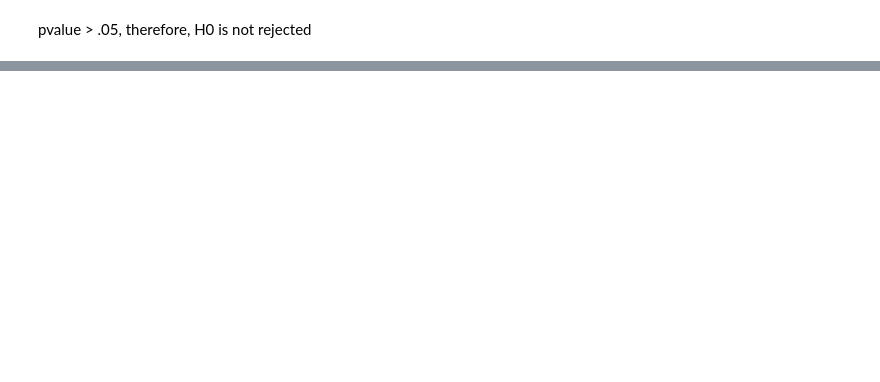
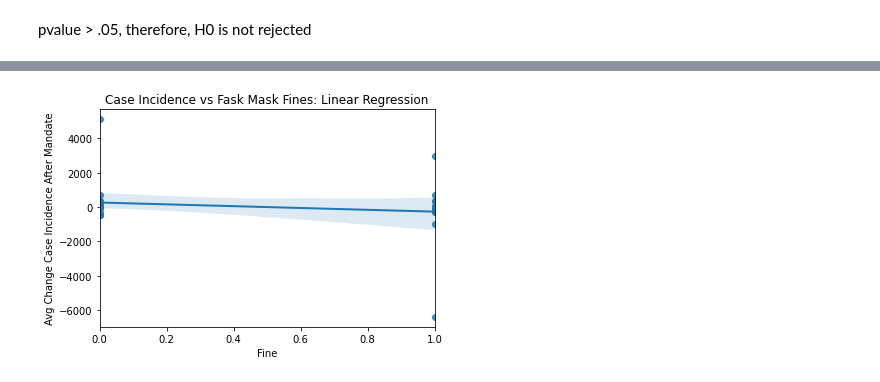
Before and after one commit to allicodi/bsta001_final, a Jupyter notebook: BSTA_001_Final.ipynb, the cells around one changed output, grey strips where cells are left out. Cells and saved outputs as stored; diff of their text form; code cells hidden in the pictures; blank space fills up the shorter version.

```diff
--- a/BSTA_001_Final.ipynb
+++ b/BSTA_001_Final.ipynb
@@ -292,7 +295,7 @@ Int64Index([ 4,  5,  7,  8,  9, 10, 11, 12, 15, 17, 18, 20, 21, 23, 24, 25, 26,
             53],
            dtype='int64')
 # %%
-policyDataClean = pd.DataFrame({'FM_ALL':dateOfFM, 'State':stateOfFM, 'FMFINE':fine, 'FMCITE':cite}) #making data frame for easy cleaning of NaT
+policyDataClean = pd.DataFrame({'FM_ALL':dateOfFM, 'State':stateOfFM, 'FMFINE':fineYN, 'FMCITE':citeYN}) #making data frame for easy cleaning of NaT
 policyDataClean = policyDataClean.dropna(axis=0) #remove all states w/ FM_ALL = NaT for matching equal column lengths
 #print(len(policyDataClean))
 
@@ -301,7 +304,7 @@ cite = policyDataClean.FMCITE
 
 #print(len(fine))
 #print(len(cite))
-ratesAndFine= pd.DataFrame({'rate diff':rateDifference, 'Fine':fine})
+ratesAndFine= pd.DataFrame({'rate diff':rateDifference, 'fine':fine})
 ratesAndCite = pd.DataFrame({'rate diff':rateDifference, 'cite':cite})
 # %%
 # manual 2x2 chi square test for rate vs fine, note: matches function in next cell
@@ -316,7 +319,7 @@ IncRNFine = 0 #increase rate, no fine
 for i in ratesAndFine.index:
 
   R = ratesAndFine['rate diff'][i]
-  F = ratesAndFine['Fine'][i]
+  F = ratesAndFine['fine'][i]
 
   if R == 1 and F == "1":
     DecRYFine += 1
@@ -498,0 +504,4 @@ pvalue > .05, therefore, H0 is not rejected
+# %%
+policyDataClean['avgChangeIncidence'] = changeCaseIncidence #add case incidence column to clean policy data set for regression
+#print(policyDataClean)
+policyDataClean.info()
@@ -498,0 +521,3 @@ pvalue > .05, therefore, H0 is not rejected
+# %%
+policyDataClean['FMFINE'] = policyDataClean['FMFINE'].astype('float64') #converts date attribute from object to float64 type to be used for regression
+policyDataClean['FMCITE'] = policyDataClean['FMCITE'].astype('float64') #converts date attribute from object to float64 type to be used for regression
@@ -498,0 +539,10 @@ pvalue > .05, therefore, H0 is not rejected
+# %%
+#work left to do: maybe make label for 0/1, set x axis ticks to only 0/1, find equation of lin regression line?
+sns.scatterplot(x = "FMFINE",y = "avgChangeIncidence", data = policyDataClean, ax=ax)
+sns.regplot(x = "FMFINE",y = "avgChangeIncidence", data = policyDataClean, line_kws={"lw":2})
+plt.xlabel("Fine")
+plt.ylabel("Avg Change Case Incidence After Mandate")
+plt.title("Case Incidence vs Fask Mask Fines: Linear Regression")
+plt.show()
+# %% [output]
+[figure, added]
```
Also changed, not shown: parts of 15 cells of this notebook.
